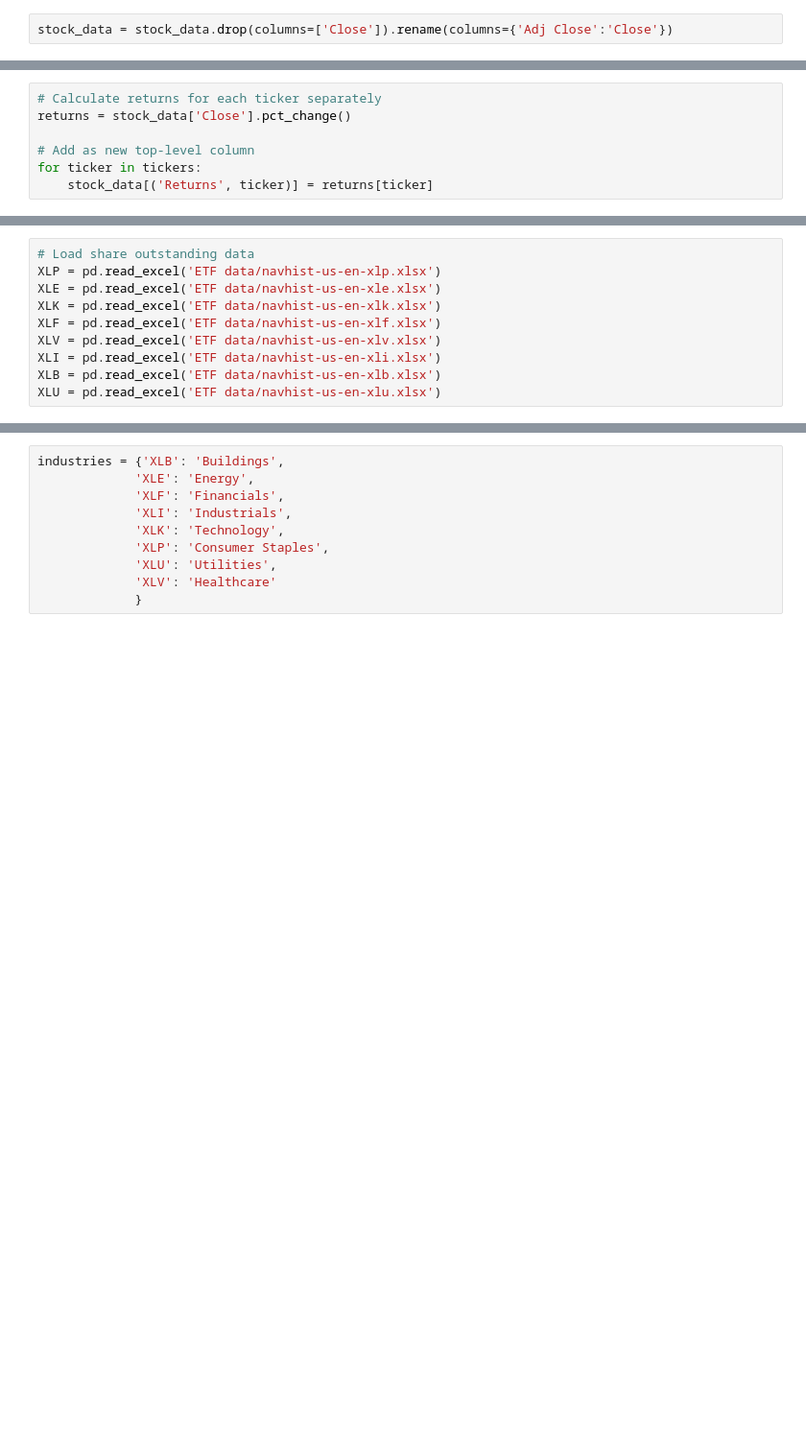
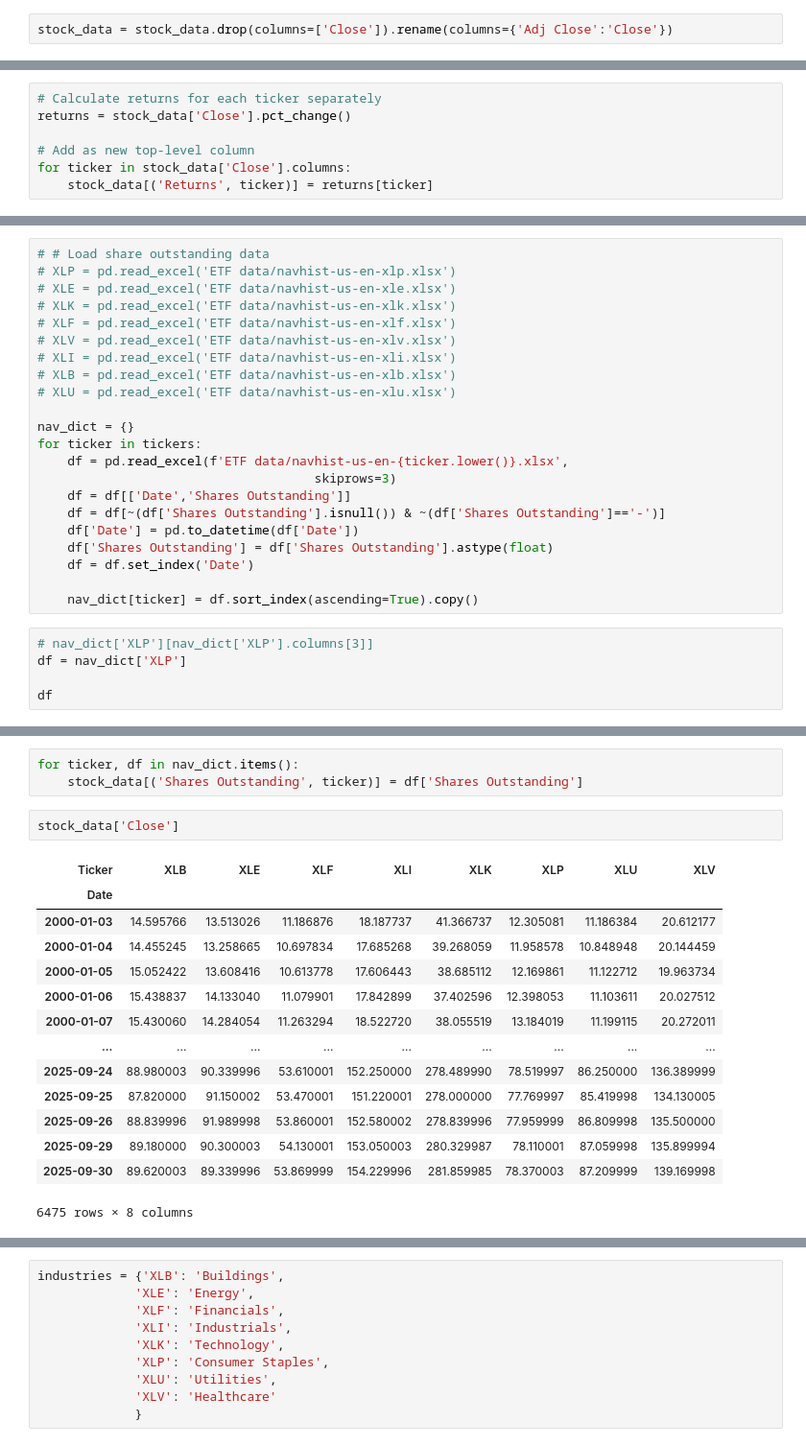
Before and after one commit to changjulian17/mqf_practice, a Jupyter notebook: QF603_Quant_Analysis_Fin_Markets/Raymon_code/Du pipeline_v2.ipynb, the cells around one changed output, grey strips where cells are left out. Shown at 96% size. Drawn from its saved outputs; the diff is of its cells as text; blank space fills up the shorter version.

```diff
--- a/QF603_Quant_Analysis_Fin_Markets/Raymon_code/Du pipeline_v2.ipynb
+++ b/QF603_Quant_Analysis_Fin_Markets/Raymon_code/Du pipeline_v2.ipynb
@@ -36,5 +48,5 @@ stock_data = stock_data.drop(columns=['Close']).rename(columns={'Adj Close':'Clo
 returns = stock_data['Close'].pct_change()
 
 # Add as new top-level column
-for ticker in tickers:
+for ticker in stock_data['Close'].columns:
     stock_data[('Returns', ticker)] = returns[ticker]
@@ -302,10 +53,27 @@ stock_data.xs('Close', axis=1, level=0)
 # %%
-# Load share outstanding data
-XLP = pd.read_excel('ETF data/navhist-us-en-xlp.xlsx')
-XLE = pd.read_excel('ETF data/navhist-us-en-xle.xlsx')
-XLK = pd.read_excel('ETF data/navhist-us-en-xlk.xlsx')
-XLF = pd.read_excel('ETF data/navhist-us-en-xlf.xlsx')
-XLV = pd.read_excel('ETF data/navhist-us-en-xlv.xlsx')
-XLI = pd.read_excel('ETF data/navhist-us-en-xli.xlsx')
-XLB = pd.read_excel('ETF data/navhist-us-en-xlb.xlsx')
-XLU = pd.read_excel('ETF data/navhist-us-en-xlu.xlsx')
+# # Load share outstanding data
+# XLP = pd.read_excel('ETF data/navhist-us-en-xlp.xlsx')
+# XLE = pd.read_excel('ETF data/navhist-us-en-xle.xlsx')
+# XLK = pd.read_excel('ETF data/navhist-us-en-xlk.xlsx')
+# XLF = pd.read_excel('ETF data/navhist-us-en-xlf.xlsx')
+# XLV = pd.read_excel('ETF data/navhist-us-en-xlv.xlsx')
+# XLI = pd.read_excel('ETF data/navhist-us-en-xli.xlsx')
+# XLB = pd.read_excel('ETF data/navhist-us-en-xlb.xlsx')
+# XLU = pd.read_excel('ETF data/navhist-us-en-xlu.xlsx')
+
+nav_dict = {}
+for ticker in tickers:
+    df = pd.read_excel(f'ETF data/navhist-us-en-{ticker.lower()}.xlsx',
+                                     skiprows=3)
+    df = df[['Date','Shares Outstanding']]
+    df = df[~(df['Shares Outstanding'].isnull()) & ~(df['Shares Outstanding']=='-')]
+    df['Date'] = pd.to_datetime(df['Date'])
+    df['Shares Outstanding'] = df['Shares Outstanding'].astype(float)
+    df = df.set_index('Date')
+
+    nav_dict[ticker] = df.sort_index(ascending=True).copy()
+# %%
+# nav_dict['XLP'][nav_dict['XLP'].columns[3]]
+df = nav_dict['XLP']
+
+df
@@ -344,0 +135,20 @@ def merge_dataframes(ret_df, SO_df):
+# %%
+for ticker, df in nav_dict.items():
+    stock_data[('Shares Outstanding', ticker)] = df['Shares Outstanding']
+# %%
+stock_data['Close']
+# %% [output]
+| Ticker | XLB | XLE | XLF | XLI | XLK | XLP | XLU | XLV |
+| Date |  |  |  |  |  |  |  |  |
+| 2000-01-03 | 14.595766 | 13.513026 | 11.186876 | 18.187737 | 41.366737 | 12.305081 | 11.186384 | 20.612177 |
+| 2000-01-04 | 14.455245 | 13.258665 | 10.697834 | 17.685268 | 39.268059 | 11.958578 | 10.848948 | 20.144459 |
+| 2000-01-05 | 15.052422 | 13.608416 | 10.613778 | 17.606443 | 38.685112 | 12.169861 | 11.122712 | 19.963734 |
+| 2000-01-06 | 15.438837 | 14.133040 | 11.079901 | 17.842899 | 37.402596 | 12.398053 | 11.103611 | 20.027512 |
+| 2000-01-07 | 15.430060 | 14.284054 | 11.263294 | 18.522720 | 38.055519 | 13.184019 | 11.199115 | 20.272011 |
+| ... | ... | ... | ... | ... | ... | ... | ... | ... |
+| 2025-09-24 | 88.980003 | 90.339996 | 53.610001 | 152.250000 | 278.489990 | 78.519997 | 86.250000 | 136.389999 |
+| 2025-09-25 | 87.820000 | 91.150002 | 53.470001 | 151.220001 | 278.000000 | 77.769997 | 85.419998 | 134.130005 |
+| 2025-09-26 | 88.839996 | 91.989998 | 53.860001 | 152.580002 | 278.839996 | 77.959999 | 86.809998 | 135.500000 |
+| 2025-09-29 | 89.180000 | 90.300003 | 54.130001 | 153.050003 | 280.329987 | 78.110001 | 87.059998 | 135.899994 |
+| 2025-09-30 | 89.620003 | 89.339996 | 53.869999 | 154.229996 | 281.859985 | 78.370003 | 87.209999 | 139.169998 |
+6475 rows × 8 columns
```
Also changed, not shown: parts of 55 cells of this notebook, 7 other files.
